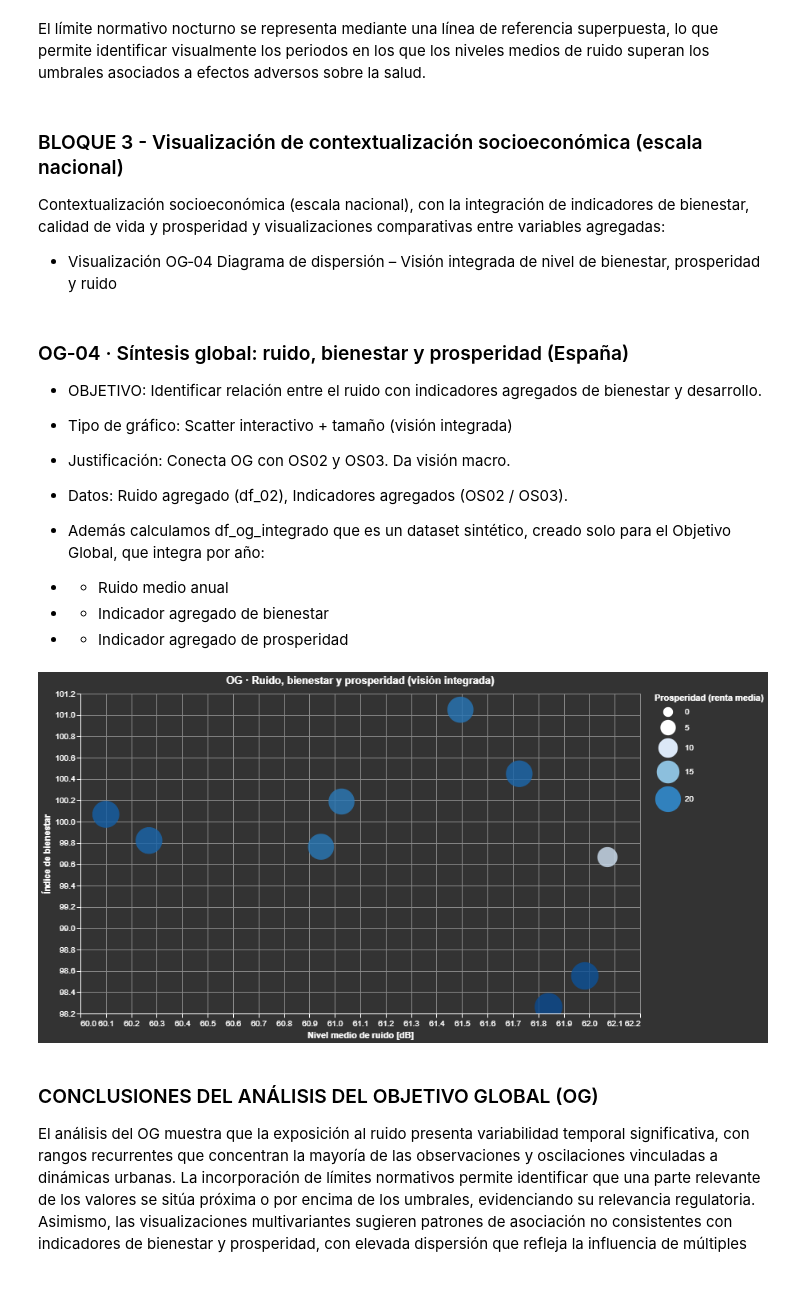
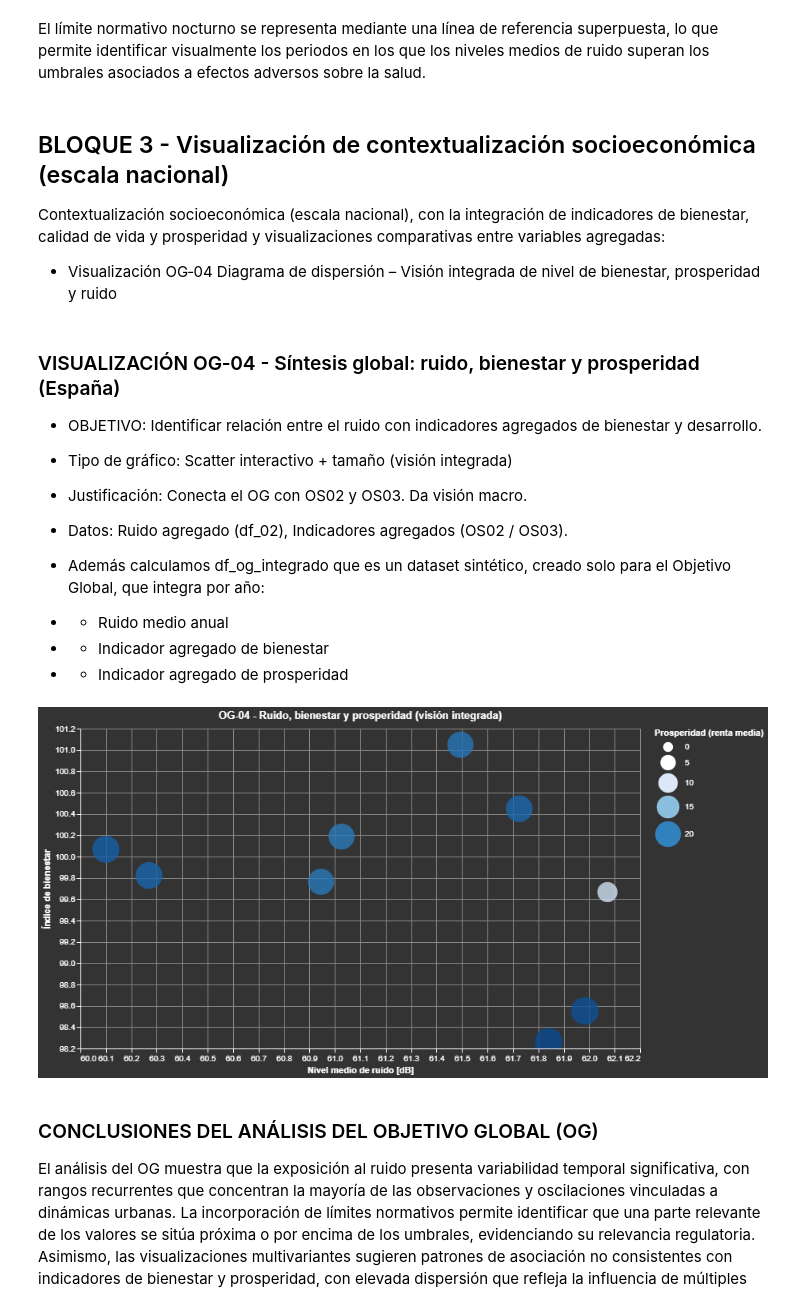
Before and after one commit to raq-abreu/Ruido-Visualizacion, a Jupyter notebook: notebooks entrega final/0G-Impacto ruido global.ipynb, the cells around one changed output. Cells and saved outputs as stored; diff of their text form; code cells hidden in the pictures.

```diff
--- a/notebooks entrega final/0G-Impacto ruido global.ipynb
+++ b/notebooks entrega final/0G-Impacto ruido global.ipynb
@@ -402,15 +390,15 @@ og_03_final
 # %% [markdown]
 El límite normativo nocturno se representa mediante una línea de referencia superpuesta, lo que permite identificar visualmente los periodos en los que los niveles medios de ruido superan los umbrales asociados a efectos adversos sobre la salud.
 # %% [markdown]
-### BLOQUE 3 - Visualización de contextualización socioeconómica (escala nacional)
+## BLOQUE 3 - Visualización de contextualización socioeconómica (escala nacional)
 
 Contextualización socioeconómica (escala nacional), con la integración de indicadores de bienestar, calidad de vida y prosperidad y visualizaciones comparativas entre variables agregadas:
 * Visualización OG‑04 Diagrama de dispersión – Visión integrada de nivel de bienestar, prosperidad y ruido
 # %% [markdown]
-### OG‑04 · Síntesis global: ruido, bienestar y prosperidad (España)
+### VISUALIZACIÓN  OG‑04 - Síntesis global: ruido, bienestar y prosperidad (España)
 * OBJETIVO: Identificar relación entre el ruido con indicadores agregados de bienestar y desarrollo.
 * Tipo de gráfico: Scatter interactivo + tamaño (visión integrada)
-* Justificación: Conecta OG con OS02 y OS03. Da visión macro.
+* Justificación: Conecta el OG con OS02 y OS03. Da visión macro.
 
 * Datos: Ruido agregado (df_02), Indicadores agregados (OS02 / OS03).
 * Además calculamos df_og_integrado que es un dataset sintético, creado solo para el Objetivo Global, que integra por año:
@@ -480,35 +468,35 @@ scatter_og_04 = (
             title="Índice de bienestar",
             scale=alt.Scale(zero=False)
         ),
         size=alt.Size(
             "indicador_prosperidad:Q",
             title="Prosperidad (renta media)",
             scale=alt.Scale(range=[150, 1200])
         ),
         color=alt.Color(
             "indicador_prosperidad:Q",
             title="Prosperidad (renta media)",
             scale=alt.Scale(scheme="blues"),
             legend=alt.Legend(orient="right")
         ),
         tooltip=[
             alt.Tooltip("year:O", title="Año"),
             alt.Tooltip("ruido_medio:Q", title="Ruido medio", format=".1f"),
             alt.Tooltip("indice_bienestar:Q", title="Bienestar", format=".2f"),
             alt.Tooltip("indicador_prosperidad:Q", title="Prosperidad", format=".1f")
         ]
     )
     .interactive()
     .properties(
         width=700,
         height=400,
-        title="OG · Ruido, bienestar y prosperidad (visión integrada)"
+        title="OG-04 - Ruido, bienestar y prosperidad (visión integrada)"
     )
 )
 
 scatter_og_04
 # %% [output]
-[figure, old version]
+[figure, new version]
 # %% [markdown]
 ### CONCLUSIONES DEL ANÁLISIS DEL OBJETIVO GLOBAL (OG)
 
```
Also changed, not shown: parts of 14 cells of this notebook, 3 other files.
